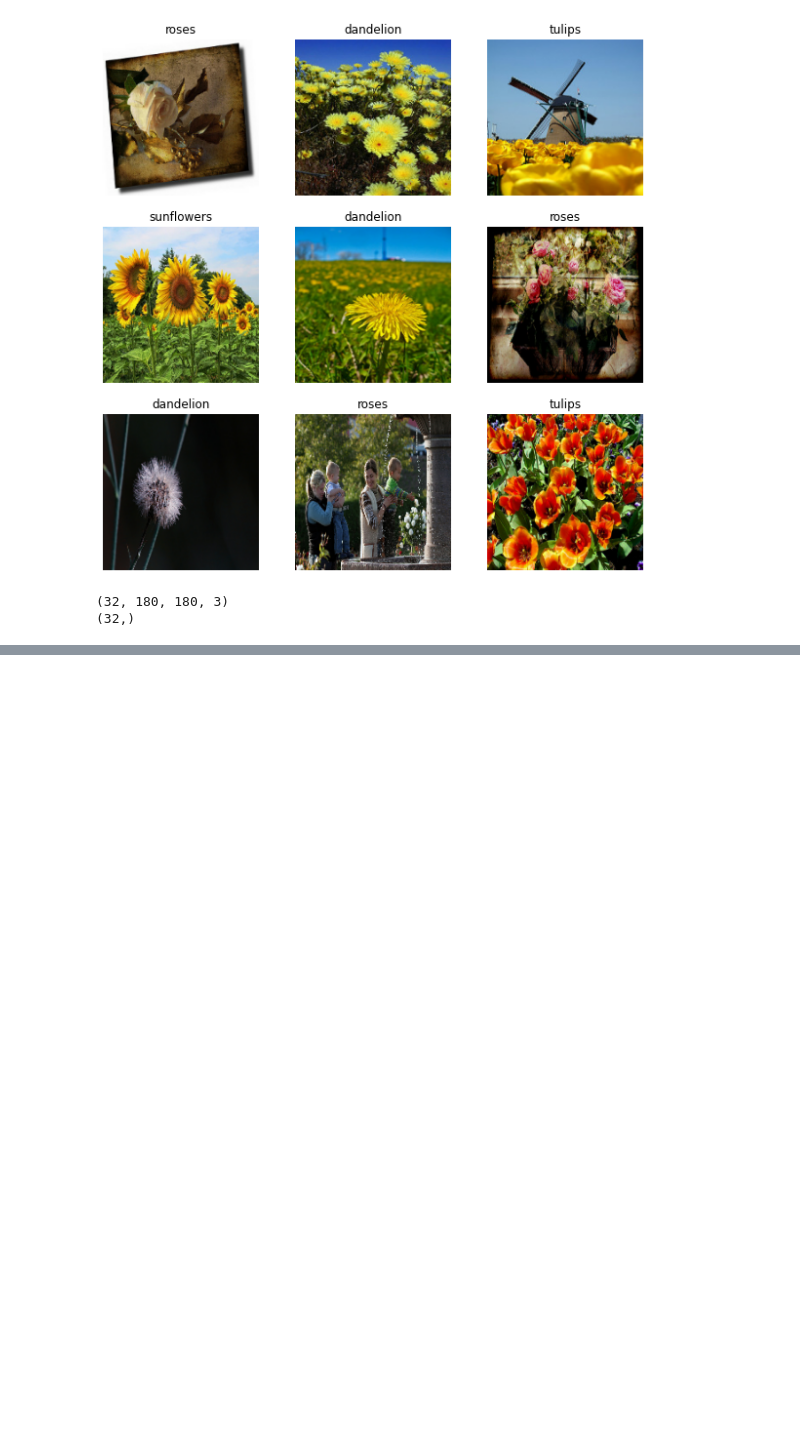
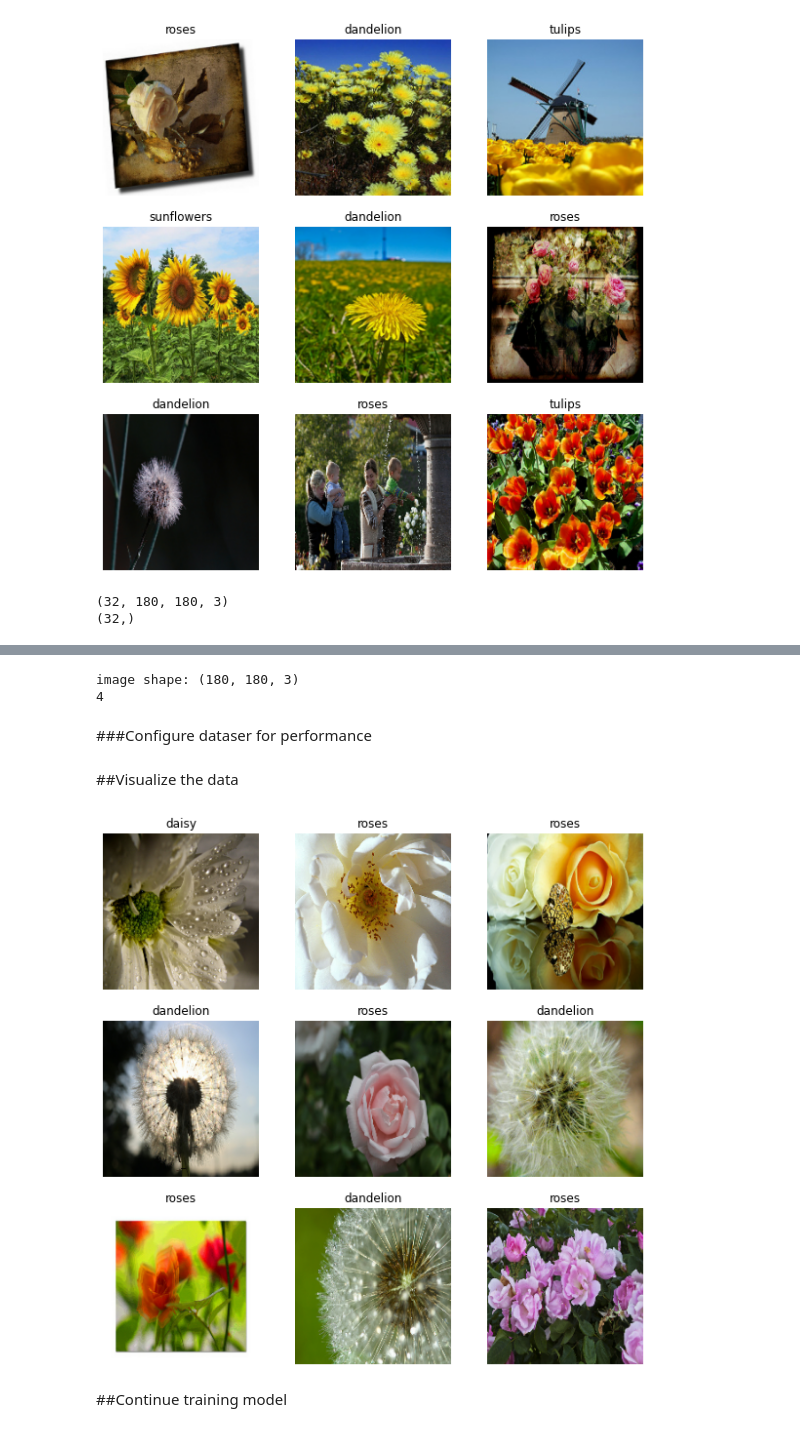
Before and after one commit to ArashDehghanyan/ml-and-vision-practices, a Jupyter notebook: Load_and_preprocess_images.ipynb, the cells around one changed output, grey strips where cells are left out. Cells and saved outputs as stored; diff of their text form; code cells hidden in the pictures; blank space fills up the shorter version.

```diff
--- a/Load_and_preprocess_images.ipynb
+++ b/Load_and_preprocess_images.ipynb
@@ -97,0 +188,4 @@ for image_batch, label_batch in train_dataset:
+# %%
+validation_size = int(image_count * 0.2)
+train_dataset = list_dataset.skip(validation_size)
+validation_dataset = list_dataset.take(validation_size)
@@ -97,0 +226,40 @@ for image_batch, label_batch in train_dataset:
+# %%
+# Use dataset.map to create (img, label) pair
+# Set 'num_parallel_calls' so multiple images loaded/processed in parallel
+train_dataset = train_dataset.map(process_path, num_parallel_calls=AUTOMATE)
+validation_dataset = validation_dataset.map(process_path, num_parallel_calls=AUTOMATE)
+# %%
+for image, label in train_dataset.take(1):
+    print("image shape:", image.numpy().shape)
+    print(label.numpy())
+# %% [output]
+image shape: (180, 180, 3)
+4
+# %% [markdown]
+###Configure dataser for performance
+# %%
+def configure_for_performance(ds):
+    ds = ds.cache()
+    ds = ds.shuffle(buffer_size=1000)
+    ds = ds.batch(batch_size)
+    ds = ds.prefetch(buffer_size=AUTOMATE)
+    return ds
+
+train_dataset = configure_for_performance(train_dataset)
+validation_dataset = configure_for_performance(validation_dataset)
+# %% [markdown]
+##Visualize the data
+# %%
+image_batch, label_batch = next(iter(train_dataset))
+
+plt.figure(figsize=(10, 10))
+for i in range(9):
+    ax = plt.subplot(3, 3, i+1)
+    plt.imshow(image_batch[i].numpy().astype('uint8'))
+    label = label_batch[i]
+    plt.title(class_names[label])
+    plt.axis('off')
+# %% [output]
+[figure, added]
+# %% [markdown]
+##Continue training model
```
Also changed, not shown: parts of 21 cells of this notebook.
